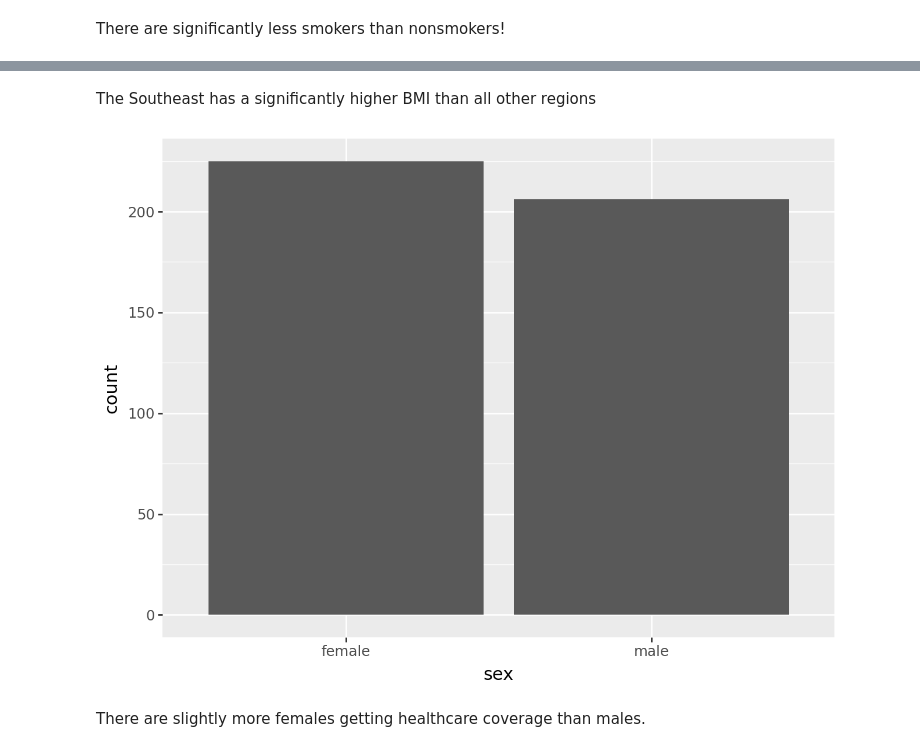
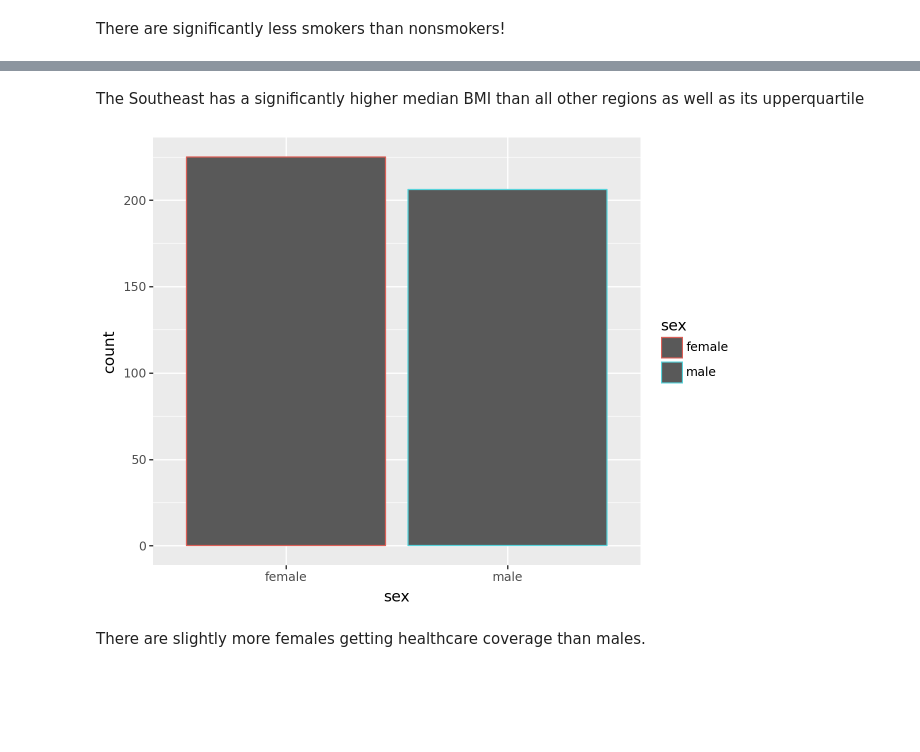
Before and after one commit to Evanjm22/Lab-5, a Jupyter notebook: Lab 5.ipynb, the cells around one changed output, grey strips where cells are left out. Saved outputs shown, nothing was run; the diff lists cells and outputs as text; code cells hidden in the pictures; blank space fills up the shorter version.

```diff
--- a/Lab 5.ipynb
+++ b/Lab 5.ipynb
@@ -56,13 +52,13 @@ There are significantly less smokers than nonsmokers!
 # %% [output]
 [figure]
 # %% [markdown]
-The Southeast has a significantly higher BMI than all other regions
+The Southeast has a significantly higher median BMI than all other regions as well as its upperquartile
 # %%
-(ggplot(data, aes(x='sex'))
+(ggplot(data, aes(x='sex', color = "sex"))
         + geom_bar()
         )
 # %% [output]
-[figure, old version]
+[figure, new version]
 # %% [markdown]
 There are slightly more females getting healthcare coverage than males.
 # %% [markdown]
```
Also changed, not shown: parts of 75 cells of this notebook, 1 other file.
